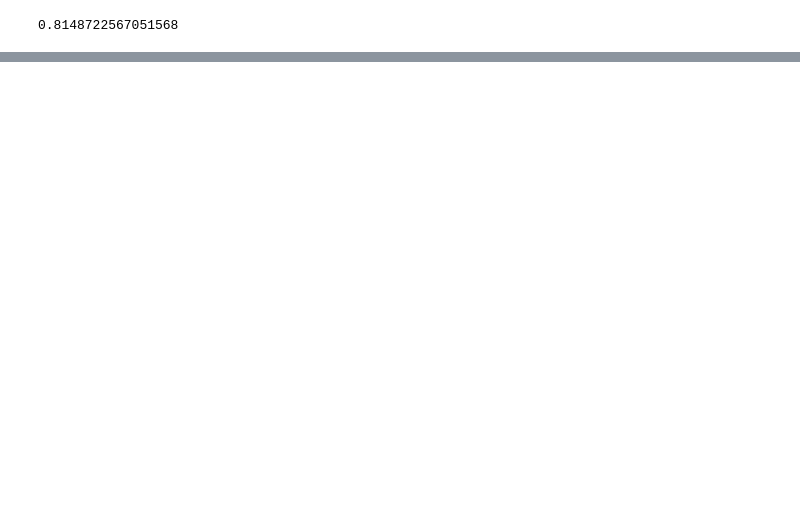
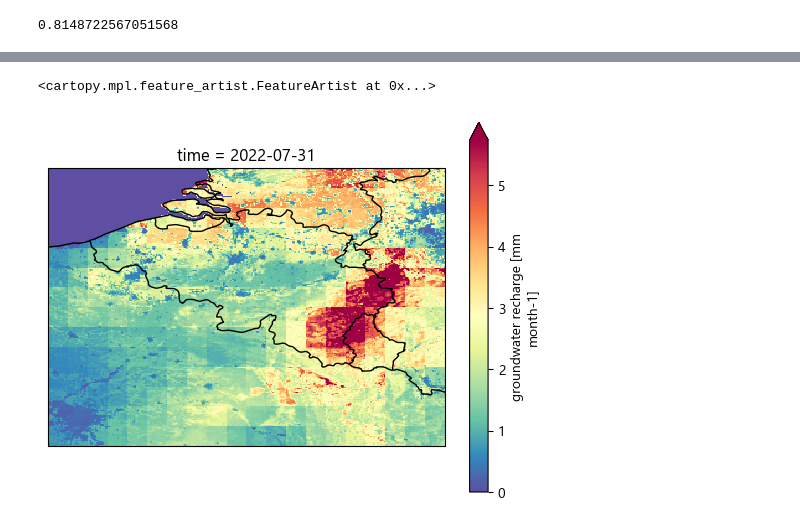
Before and after one commit to klekarkar/mHM_IO_dataprocessing, a Jupyter notebook: model_evaluation.ipynb, the cells around one changed output, grey strips where cells are left out. Saved outputs shown, nothing was run; the diff lists cells and outputs as text; code cells hidden in the pictures; blank space fills up the shorter version.

```diff
--- a/model_evaluation.ipynb
+++ b/model_evaluation.ipynb
@@ -155,0 +156,15 @@ ax.add_feature(cartopy.feature.LAND, facecolor='0.9')
+# %%
+#resample to month ends
+mhm_monthly_recharge = mhm_fluxes['recharge'].resample(time='ME').sum()
+# %%
+fig, ax = plt.subplots(subplot_kw={'projection': ccrs.PlateCarree()})
+data = mhm_monthly_recharge[-6]
+data.plot(ax=ax, cmap='Spectral_r', robust=True, transform=ccrs.PlateCarree())
+
+# Add a background map
+ax.coastlines()
+ax.add_feature(cartopy.feature.BORDERS, linestyle='-')
+ax.add_feature(cartopy.feature.LAND, facecolor='0.9')
+# %% [output]
+<cartopy.mpl.feature_artist.FeatureArtist at 0x...>
+[figure, added]
```
Also changed, not shown: parts of 6 cells of this notebook, 1 other file.
